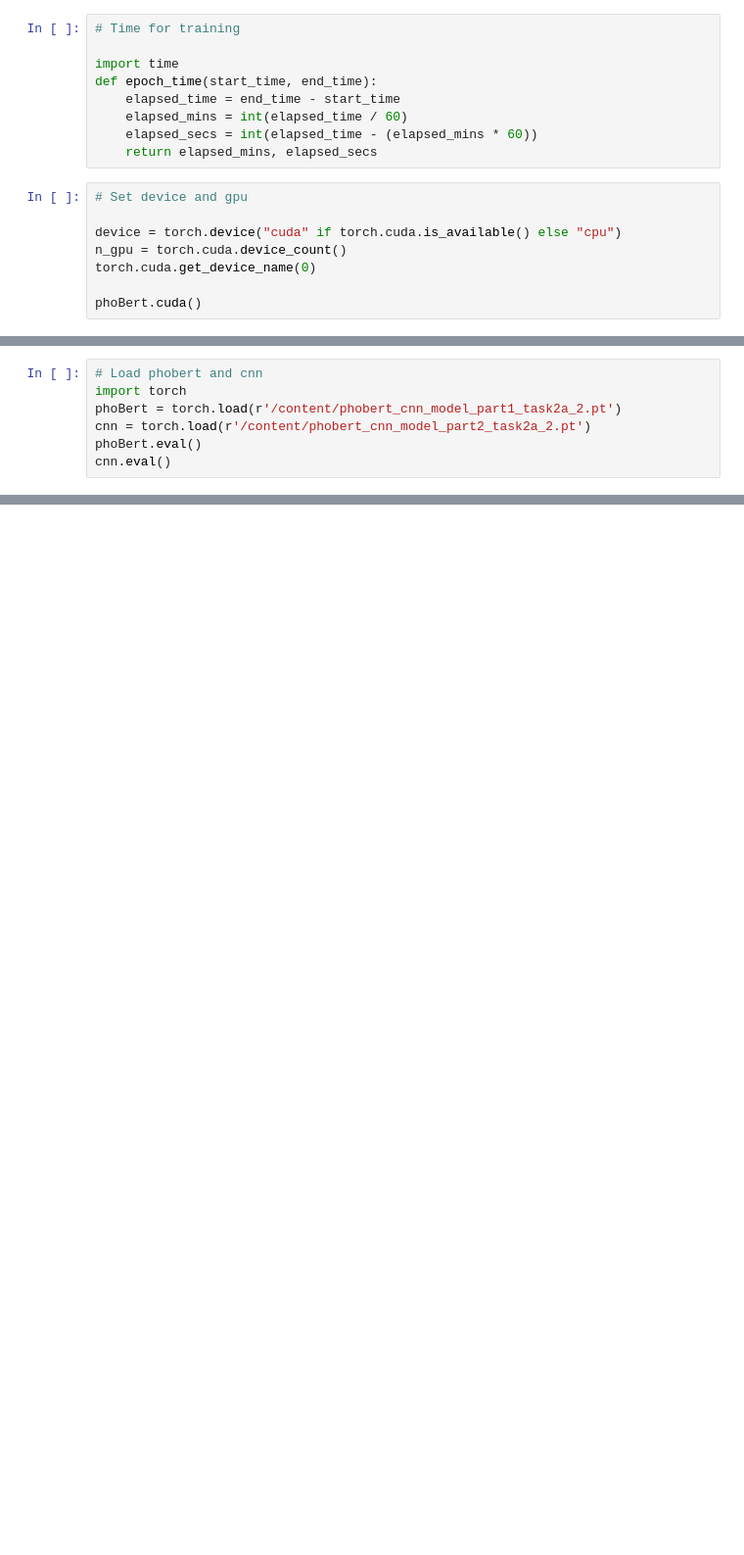
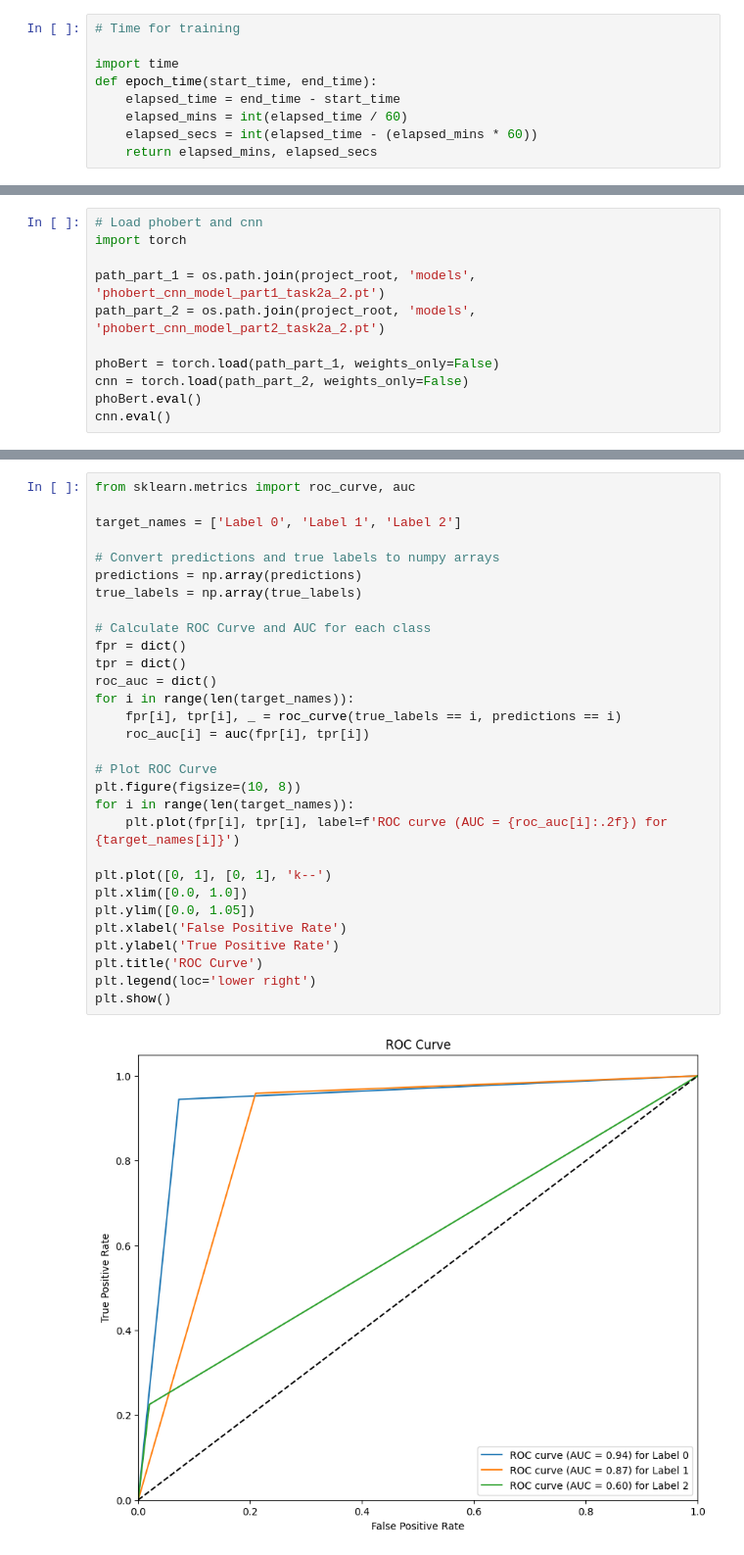
Before and after one commit to tranthanhbinh1/llm-data-aug, a Jupyter notebook: notebooks/llm_data_aug.ipynb, the cells around one changed output, grey strips where cells are left out. Shown: that part at 98% size. Drawn from its saved outputs; the diff is of its cells as text; blank space fills up the shorter version.

```diff
--- a/notebooks/llm_data_aug.ipynb
+++ b/notebooks/llm_data_aug.ipynb
@@ -3400,11 +3436,3 @@ def epoch_time(start_time, end_time):
     elapsed_mins = int(elapsed_time / 60)
     elapsed_secs = int(elapsed_time - (elapsed_mins * 60))
     return elapsed_mins, elapsed_secs
-# %%
-# Set device and gpu
-
-device = torch.device("cuda" if torch.cuda.is_available() else "cpu")
-n_gpu = torch.cuda.device_count()
-torch.cuda.get_device_name(0)
-
-phoBert.cuda()
@@ -3445,7 +3645,11 @@ torch.save(cnn,'module2_part2.pt')
 # %%
 # Load phobert and cnn
 import torch
-phoBert = torch.load(r'/content/phobert_cnn_model_part1_task2a_2.pt')
-cnn = torch.load(r'/content/phobert_cnn_model_part2_task2a_2.pt')
+
+path_part_1 = os.path.join(project_root, 'models', 'phobert_cnn_model_part1_task2a_2.pt')
+path_part_2 = os.path.join(project_root, 'models', 'phobert_cnn_model_part2_task2a_2.pt')
+
+phoBert = torch.load(path_part_1, weights_only=False)
+cnn = torch.load(path_part_2, weights_only=False)
 phoBert.eval()
 cnn.eval()
@@ -3484,0 +3716,32 @@ print(classification_report(all_pred_labels,all_true_labels, digits = 4))
+# %%
+from sklearn.metrics import roc_curve, auc
+
+target_names = ['Label 0', 'Label 1', 'Label 2']
+
+# Convert predictions and true labels to numpy arrays
+predictions = np.array(predictions)
+true_labels = np.array(true_labels)
+
+# Calculate ROC Curve and AUC for each class
+fpr = dict()
+tpr = dict()
+roc_auc = dict()
+for i in range(len(target_names)):
+    fpr[i], tpr[i], _ = roc_curve(true_labels == i, predictions == i)
+    roc_auc[i] = auc(fpr[i], tpr[i])
+
+# Plot ROC Curve
+plt.figure(figsize=(10, 8))
+for i in range(len(target_names)):
+    plt.plot(fpr[i], tpr[i], label=f'ROC curve (AUC = {roc_auc[i]:.2f}) for {target_names[i]}')
+
+plt.plot([0, 1], [0, 1], 'k--')
+plt.xlim([0.0, 1.0])
+plt.ylim([0.0, 1.05])
+plt.xlabel('False Positive Rate')
+plt.ylabel('True Positive Rate')
+plt.title('ROC Curve')
+plt.legend(loc='lower right')
+plt.show()
+# %% [output]
+[figure, added]
```
Also changed, not shown: parts of 21 cells of this notebook.
